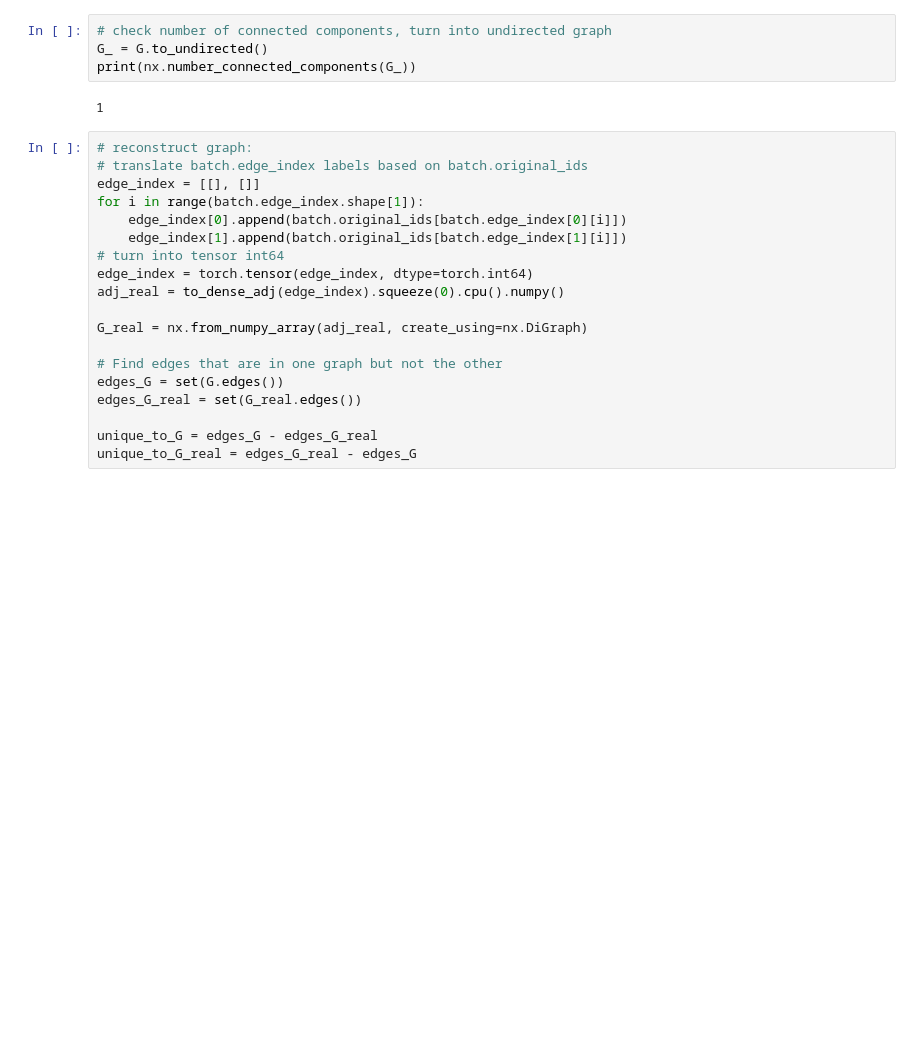
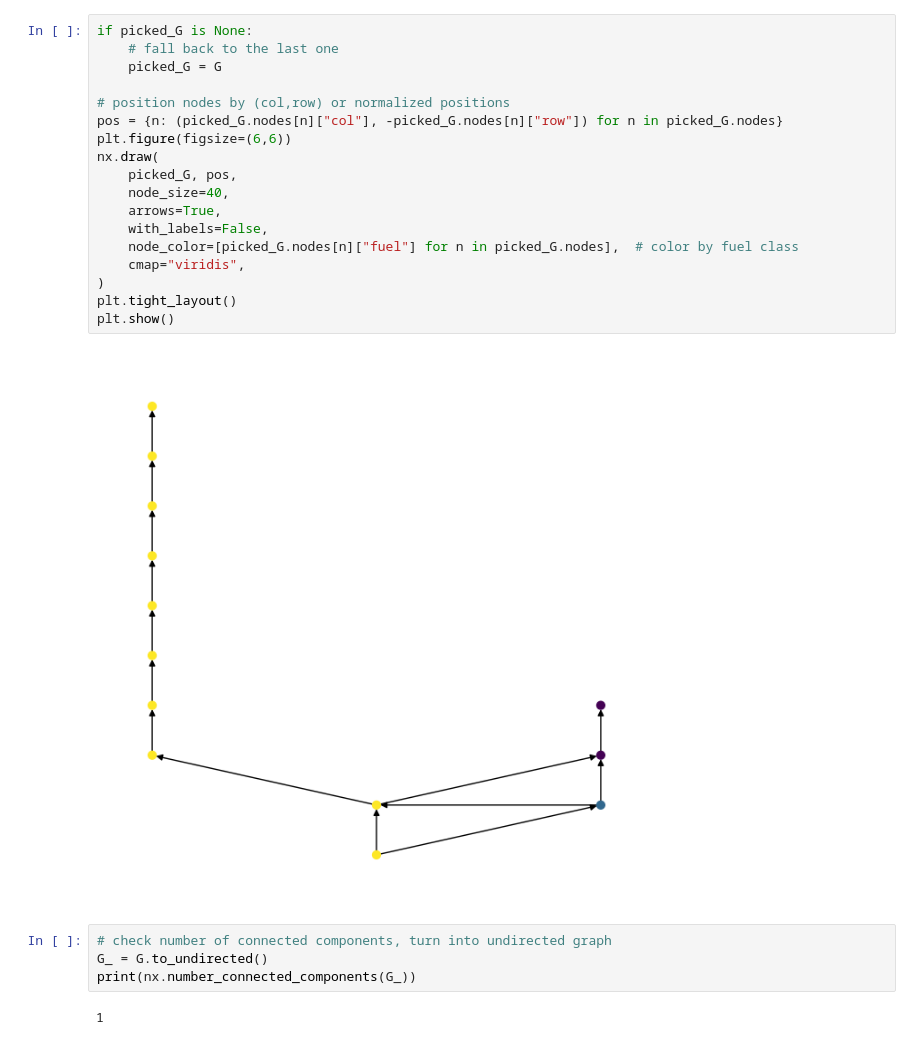
Before and after one commit to lucasmurray97/graph_scenarios, a Jupyter notebook: src/experiments/latent_space_analysis/analysis_graph_vae.ipynb, the cells around one changed output. Drawn from its saved outputs; the diff is of its cells as text; blank space fills up the shorter version.

```diff
--- a/src/experiments/latent_space_analysis/analysis_graph_vae.ipynb
+++ b/src/experiments/latent_space_analysis/analysis_graph_vae.ipynb
@@ -78,25 +220,26 @@ plt.show()
+# %%
+if picked_G is None:
+    # fall back to the last one
+    picked_G = G
+
+# position nodes by (col,row) or normalized positions
+pos = {n: (picked_G.nodes[n]["col"], -picked_G.nodes[n]["row"]) for n in picked_G.nodes}
+plt.figure(figsize=(6,6))
+nx.draw(
+    picked_G, pos,
+    node_size=40,
+    arrows=True,
+    with_labels=False,
+    node_color=[picked_G.nodes[n]["fuel"] for n in picked_G.nodes],  # color by fuel class
+    cmap="viridis",
+)
+plt.tight_layout()
+plt.show()
+# %% [output]
+[figure, added]
 # %%
 # check number of connected components, turn into undirected graph
 G_ = G.to_undirected()
 print(nx.number_connected_components(G_))
 # %% [output]
 1
-# %%
-# reconstruct graph:
-# translate batch.edge_index labels based on batch.original_ids
-edge_index = [[], []]
-for i in range(batch.edge_index.shape[1]):
-    edge_index[0].append(batch.original_ids[batch.edge_index[0][i]])
-    edge_index[1].append(batch.original_ids[batch.edge_index[1][i]])
-# turn into tensor int64
-edge_index = torch.tensor(edge_index, dtype=torch.int64)
-adj_real = to_dense_adj(edge_index).squeeze(0).cpu().numpy()
-
-G_real = nx.from_numpy_array(adj_real, create_using=nx.DiGraph)
-
-# Find edges that are in one graph but not the other
-edges_G = set(G.edges())
-edges_G_real = set(G_real.edges())
-
-unique_to_G = edges_G - edges_G_real
-unique_to_G_real = edges_G_real - edges_G
```
Also changed, not shown: parts of 19 cells of this notebook, 7 other files.
